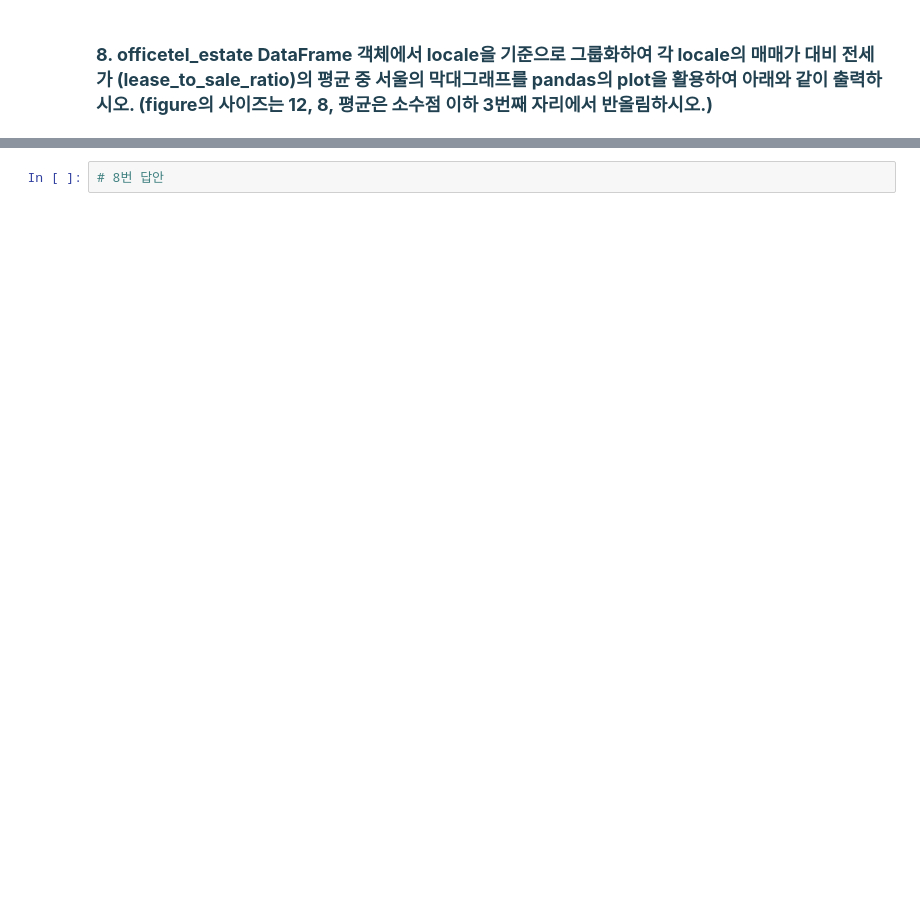
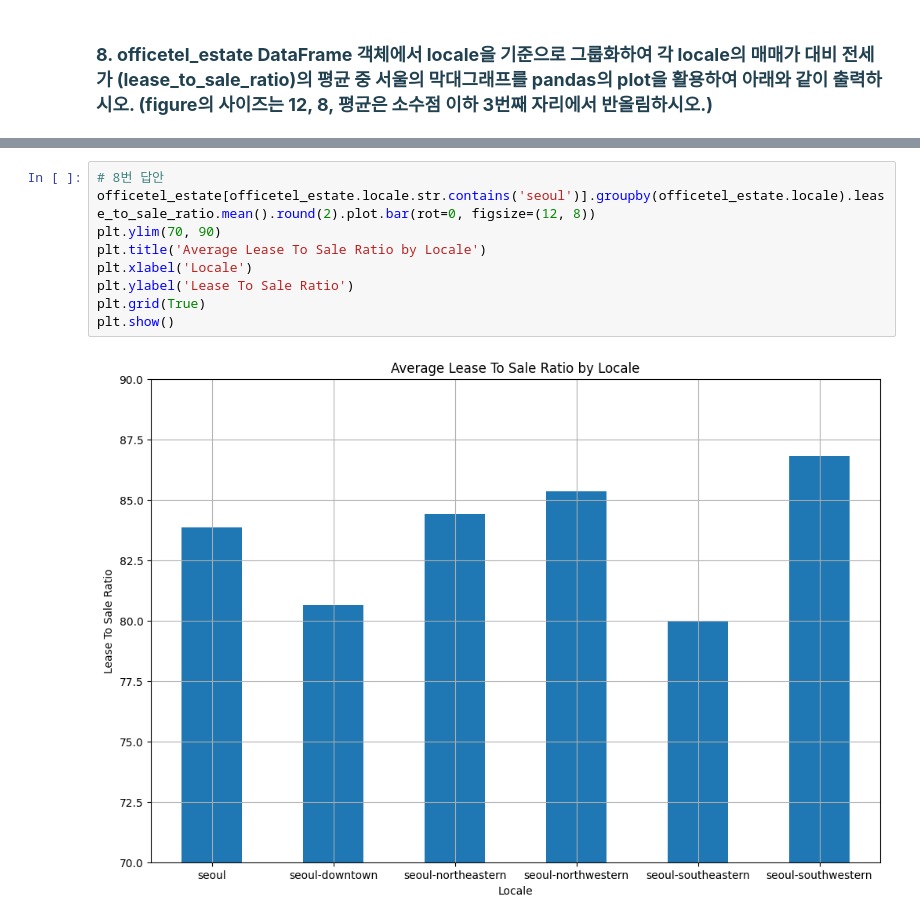
Before and after one commit to Chixol/Web_FILE, a Jupyter notebook: mock_test/mock_test.ipynb, the cells around one changed output, grey strips where cells are left out. Drawn from its saved outputs; the diff is of its cells as text; blank space fills up the shorter version.

```diff
--- a/mock_test/mock_test.ipynb
+++ b/mock_test/mock_test.ipynb
@@ -153,5 +153,14 @@ plt.show()
 <h3 style='font-weight: 700; color: #214151; background-color: #ffffff'>8. officetel_estate DataFrame 객체에서 locale을 기준으로 그룹화하여 각 locale의 매매가 대비 전세가 (lease_to_sale_ratio)의 평균 중 서울의 막대그래프를  pandas의 plot을 활용하여 아래와 같이 출력하시오. (figure의 사이즈는 12, 8, 평균은 소수점 이하 3번째 자리에서 반올림하시오.)</h3>
 # %% [markdown]
 <img src='./mock_image/8.png' />
-# %%
-# 8번 답안
+# %%
+# 8번 답안
+officetel_estate[officetel_estate.locale.str.contains('seoul')].groupby(officetel_estate.locale).lease_to_sale_ratio.mean().round(2).plot.bar(rot=0, figsize=(12, 8))
+plt.ylim(70, 90)
+plt.title('Average Lease To Sale Ratio by Locale')
+plt.xlabel('Locale')
+plt.ylabel('Lease To Sale Ratio')
+plt.grid(True)
+plt.show()
+# %% [output]
+[figure, added]
```
Also changed, not shown: parts of 1 cell of this notebook.
